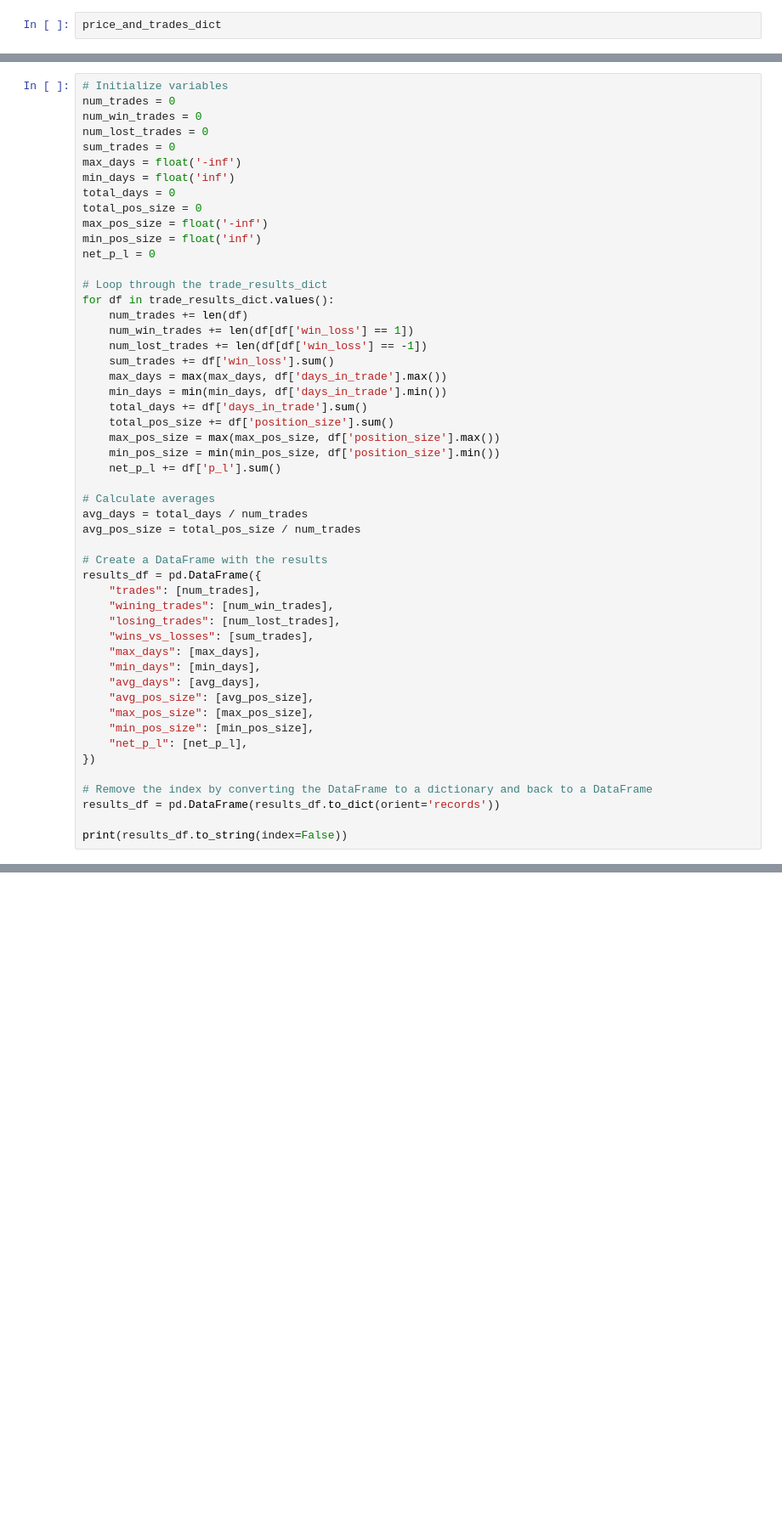
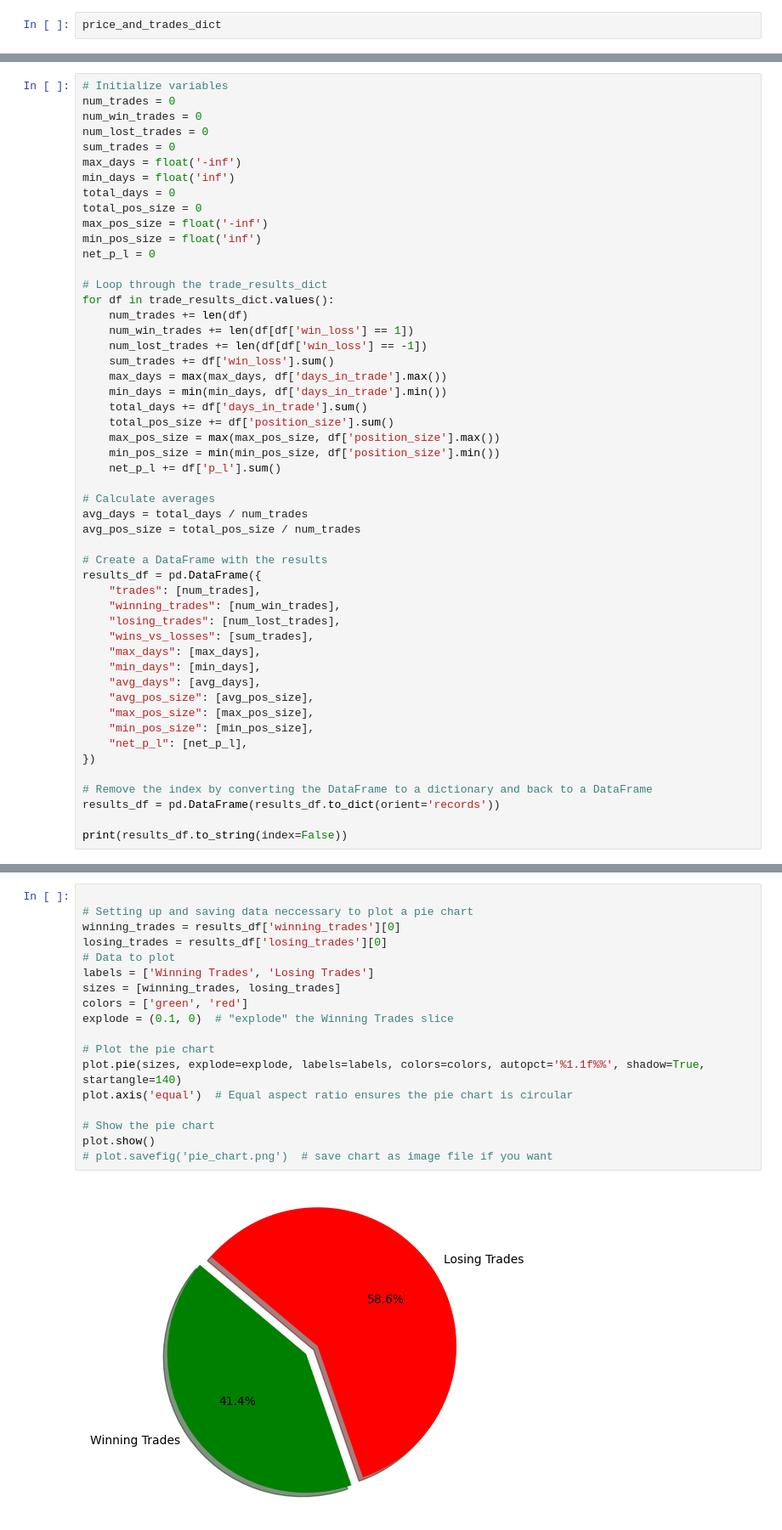
Before and after one commit to alexbabits/stock-backtester, a Jupyter notebook: BackTestScanner.ipynb, the cells around one changed output, grey strips where cells are left out. Shown: that part at 85% size. Saved outputs shown, nothing was run; the diff lists cells and outputs as text; blank space fills up the shorter version.

Commit message:
graphics done

```diff
--- a/BackTestScanner.ipynb
+++ b/BackTestScanner.ipynb
@@ -199,7 +201,7 @@ avg_pos_size = total_pos_size / num_trades
 # Create a DataFrame with the results
 results_df = pd.DataFrame({
     "trades": [num_trades],
-    "wining_trades": [num_win_trades],
+    "winning_trades": [num_win_trades],
     "losing_trades": [num_lost_trades],
     "wins_vs_losses": [sum_trades],
     "max_days": [max_days],
@@ -220,0 +223,20 @@ print(results_df.to_string(index=False))
+# %%
+
+# Setting up and saving data neccessary to plot a pie chart
+winning_trades = results_df['winning_trades'][0]
+losing_trades = results_df['losing_trades'][0]
+# Data to plot
+labels = ['Winning Trades', 'Losing Trades']
+sizes = [winning_trades, losing_trades]
+colors = ['green', 'red']
+explode = (0.1, 0)  # "explode" the Winning Trades slice
+
+# Plot the pie chart
+plot.pie(sizes, explode=explode, labels=labels, colors=colors, autopct='%1.1f%%', shadow=True, startangle=140)
+plot.axis('equal')  # Equal aspect ratio ensures the pie chart is circular
+
+# Show the pie chart
+plot.show()
+# plot.savefig('pie_chart.png')  # save chart as image file if you want
+# %% [output]
+[figure, added]
```
Also changed, not shown: parts of 3 cells of this notebook, 2 other files.
